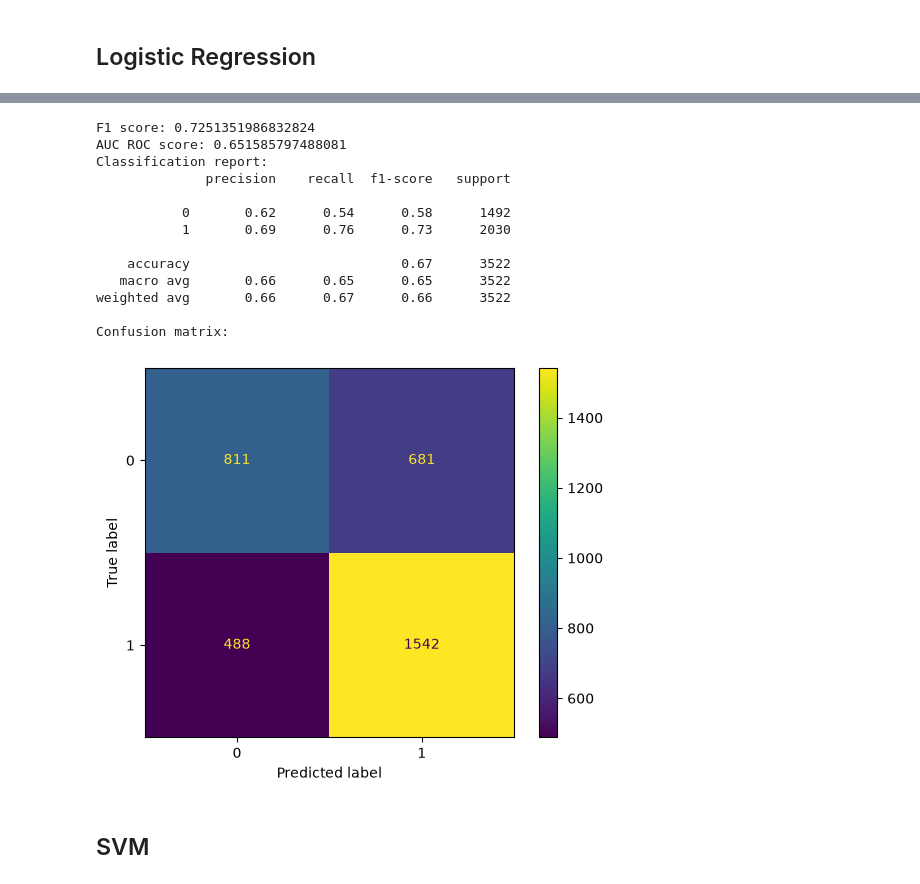
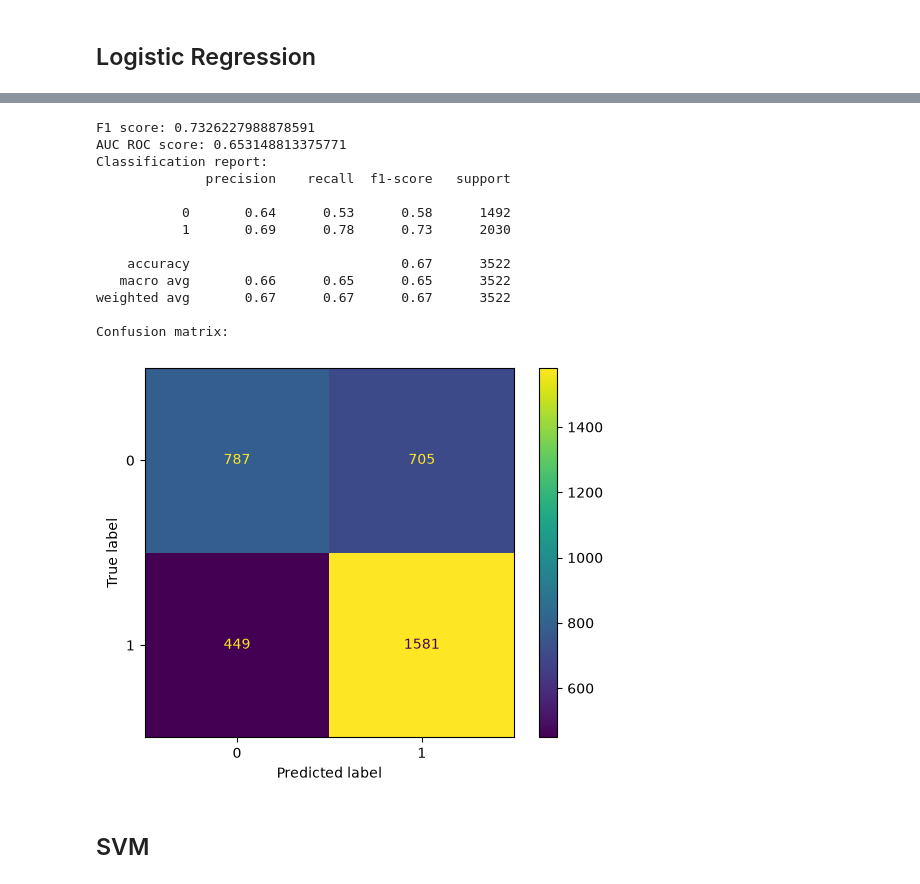
Before and after one commit to rafabandoni/nfl-predict, a Jupyter notebook: notebooks/model_development.ipynb, the cells around one changed output, grey strips where cells are left out. Drawn from its saved outputs; the diff is of its cells as text; code cells hidden in the pictures.

```diff
--- a/notebooks/model_development.ipynb
+++ b/notebooks/model_development.ipynb
@@ -624,15 +652,17 @@ def plot_results(y_test, y_pred, model):
 # %%
 from sklearn.linear_model import LogisticRegression
 # %%
-C_list = [0.001, 0.01, 0.1, 1, 10, 100]
+def build_logistic(params):
+  return Pipeline([
+      ('scaler', StandardScaler()),
+      ('clf', LogisticRegression(max_iter=1000, solver='liblinear', random_state=SEED, **params)),
+  ])
 
-f1_scores = []
-auc_scores = []
+def logistic_objective(trial):
+  params = {
+      'C': trial.suggest_float('C', 1e-4, 1.0, log=True),  # liblinear gets very slow for C >= 10
+      'penalty': trial.suggest_categorical('penalty', ['l1', 'l2']),
+  }
+  return evaluate_on_val(build_logistic(params))
 
-for c in C_list:
-  logistic = LogisticRegression(max_iter=250, solver='liblinear', C=c)
-  logistic.fit(X_train_enriched, y_train)
-
-  preds = logistic.predict(X_val)
-  f1_scores.append(f1_score(y_val, preds))
-  auc_scores.append(roc_auc_score(y_val, preds))
+logistic_study = run_study(logistic_objective, 'logistic')
@@ -653,24 +686,24 @@ pd.DataFrame({
 # %%
-logistic = LogisticRegression(max_iter=250, solver='liblinear', C=10)
+logistic = build_logistic(logistic_study.best_params)
 logistic.fit(X_train_enriched, y_train)
 
 logistic_predicts = logistic.predict(X_test_enriched)
 plot_results(y_test, logistic_predicts, logistic)
 # %% [output]
-F1 score: 0.7251351986832824
-AUC ROC score: 0.651585797488081
+F1 score: 0.7326227988878591
+AUC ROC score: 0.653148813375771
 Classification report:
               precision    recall  f1-score   support
 
-           0       0.62      0.54      0.58      1492
-           1       0.69      0.76      0.73      2030
+           0       0.64      0.53      0.58      1492
+           1       0.69      0.78      0.73      2030
 
     accuracy                           0.67      3522
    macro avg       0.66      0.65      0.65      3522
-weighted avg       0.66      0.67      0.66      3522
+weighted avg       0.67      0.67      0.67      3522
 
 Confusion matrix:
-[figure, old version]
+[figure, new version]
 # %% [markdown]
 ## SVM
 # %%
```
Also changed, not shown: parts of 14 cells of this notebook.
